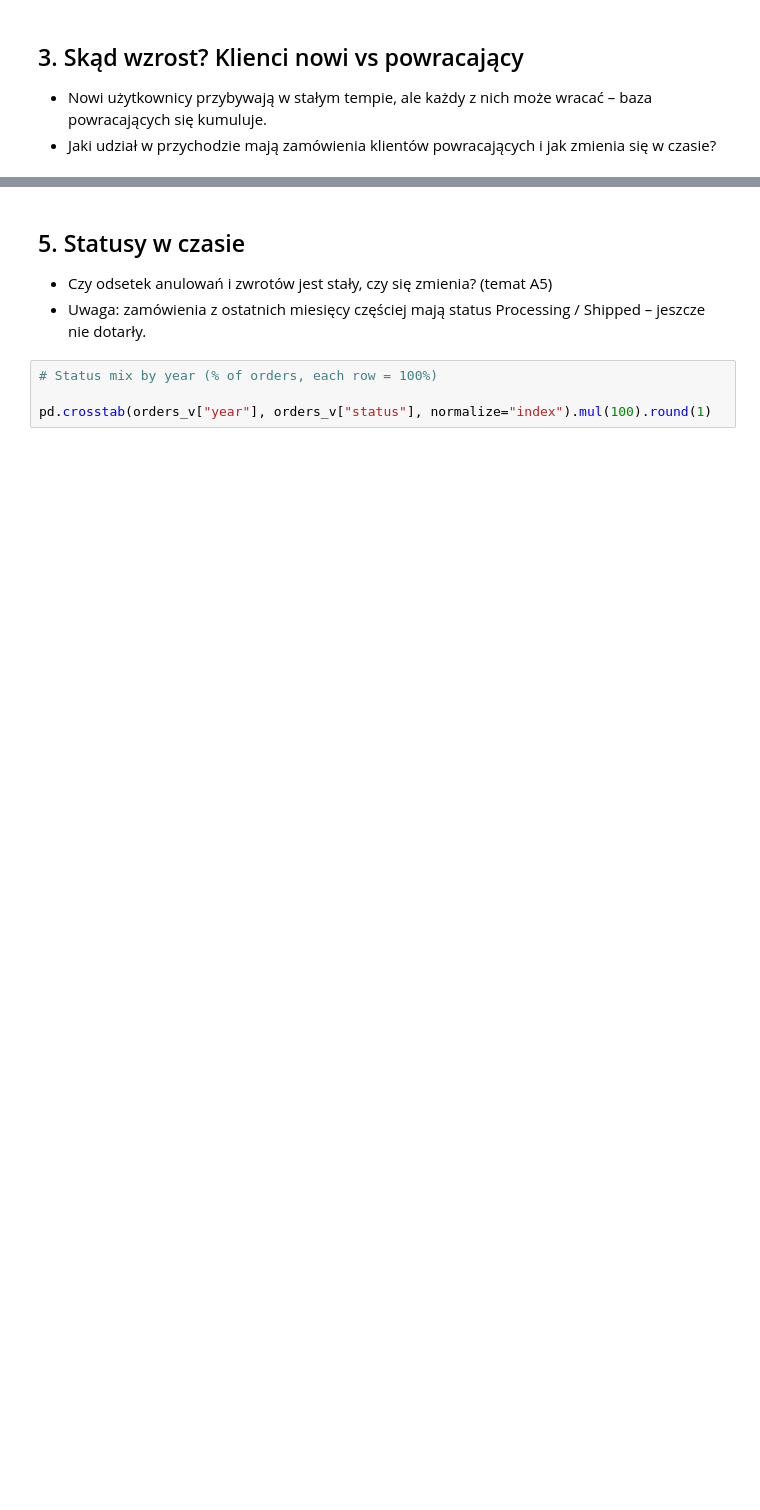
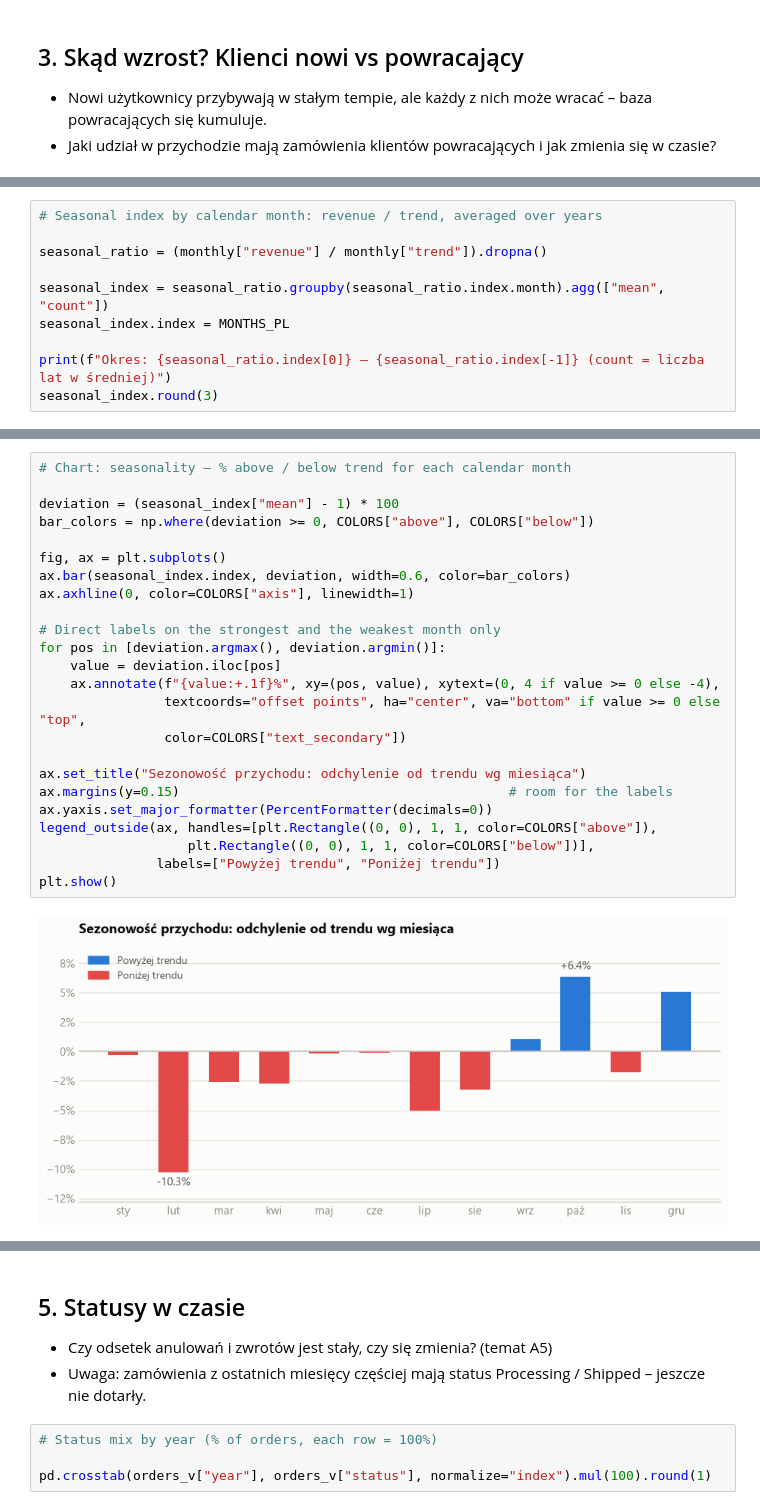
Before and after one commit to Raaaayu/thelook-ecommerce-analytics, a Jupyter notebook: 06_eda_orders_time.ipynb, the cells around one changed output, grey strips where cells are left out. Saved outputs shown, nothing was run; the diff lists cells and outputs as text; blank space fills up the shorter version.

```diff
--- a/06_eda_orders_time.ipynb
+++ b/06_eda_orders_time.ipynb
@@ -153,0 +294,10 @@ seasonal_index.groupby(seasonal_index.index.month).mean().round(2).rename_axis("
+# %%
+# Seasonal index by calendar month: revenue / trend, averaged over years
+
+seasonal_ratio = (monthly["revenue"] / monthly["trend"]).dropna()
+
+seasonal_index = seasonal_ratio.groupby(seasonal_ratio.index.month).agg(["mean", "count"])
+seasonal_index.index = MONTHS_PL
+
+print(f"Okres: {seasonal_ratio.index[0]} – {seasonal_ratio.index[-1]} (count = liczba lat w średniej)")
+seasonal_index.round(3)
@@ -154,3 +319,29 @@ seasonal_index.groupby(seasonal_index.index.month).mean().round(2).rename_axis("
+# %%
+# Chart: seasonality – % above / below trend for each calendar month
+
+deviation = (seasonal_index["mean"] - 1) * 100
+bar_colors = np.where(deviation >= 0, COLORS["above"], COLORS["below"])
+
+fig, ax = plt.subplots()
+ax.bar(seasonal_index.index, deviation, width=0.6, color=bar_colors)
+ax.axhline(0, color=COLORS["axis"], linewidth=1)
+
+# Direct labels on the strongest and the weakest month only
+for pos in [deviation.argmax(), deviation.argmin()]:
+    value = deviation.iloc[pos]
+    ax.annotate(f"{value:+.1f}%", xy=(pos, value), xytext=(0, 4 if value >= 0 else -4),
+                textcoords="offset points", ha="center", va="bottom" if value >= 0 else "top",
+                color=COLORS["text_secondary"])
+
+ax.set_title("Sezonowość przychodu: odchylenie od trendu wg miesiąca")
+ax.margins(y=0.15)                                          # room for the labels
+ax.yaxis.set_major_formatter(PercentFormatter(decimals=0))
+legend_outside(ax, handles=[plt.Rectangle((0, 0), 1, 1, color=COLORS["above"]),
+                   plt.Rectangle((0, 0), 1, 1, color=COLORS["below"])],
+               labels=["Powyżej trendu", "Poniżej trendu"])
+plt.show()
+# %% [output]
+[figure, added]
 # %%
 # Orders by day of week (% of all orders)
 
```
Also changed, not shown: parts of 22 cells of this notebook, 2 other files.
